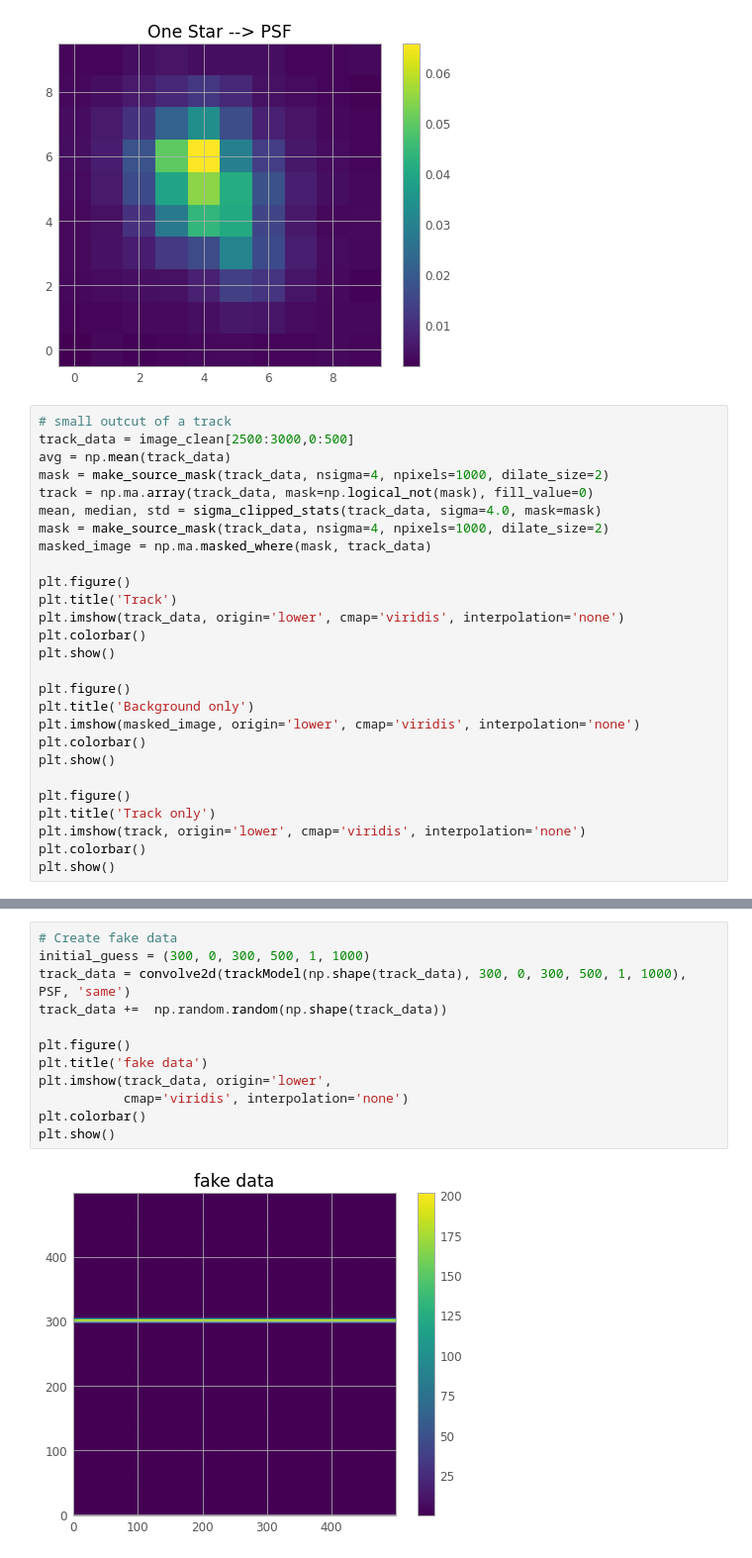
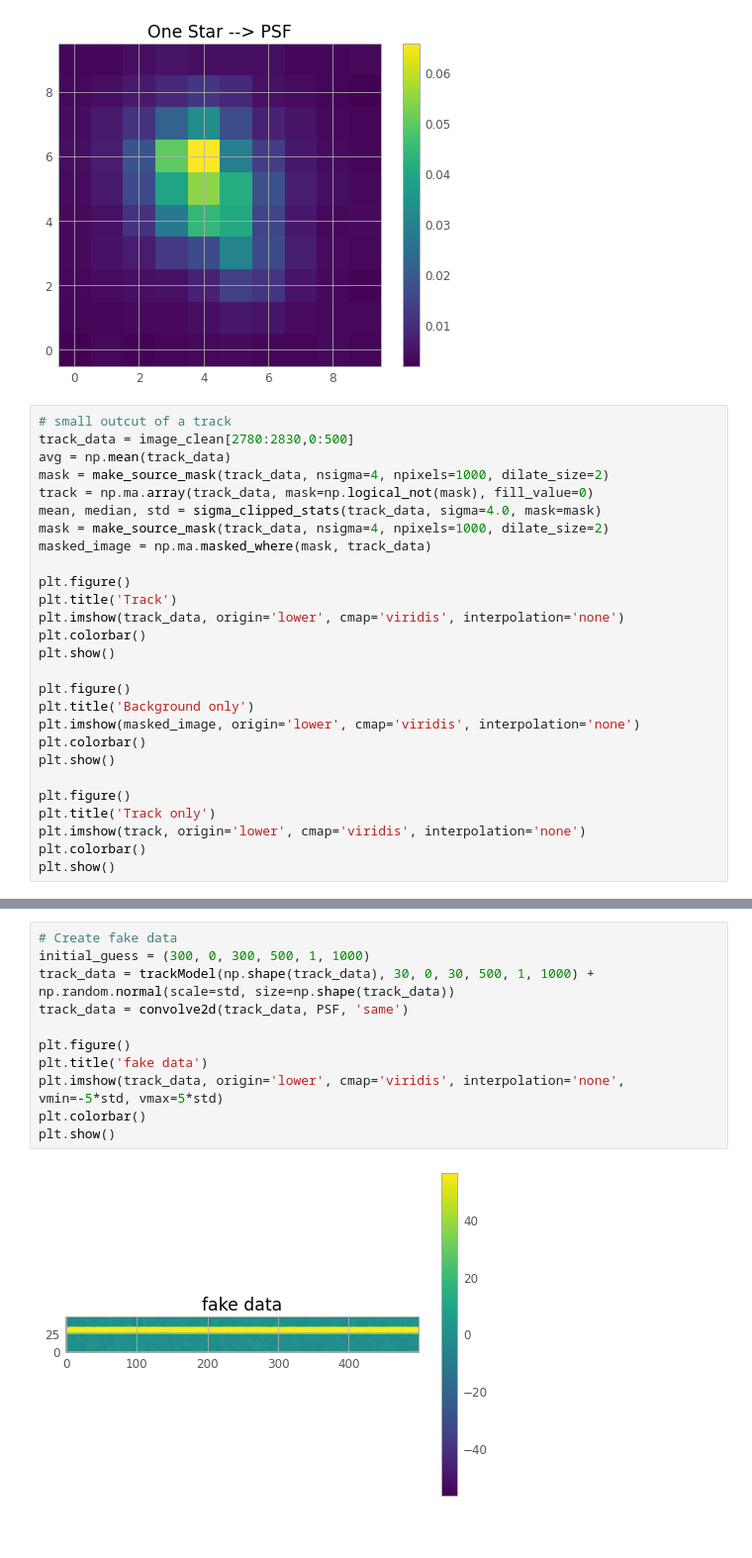
Before and after one commit to SSAEPFL/PSF, a Jupyter notebook: test-track-fitting.ipynb, the cells around one changed output, grey strips where cells are left out. Shown at 99% size. Cells and saved outputs as stored; diff of their text form; blank space fills up the shorter version.

Commit message:
smaller model, faster fitting

```diff
--- a/test-track-fitting.ipynb
+++ b/test-track-fitting.ipynb
@@ -41,7 +41,7 @@ plt.show()
 [figure]
 # %%
 # small outcut of a track
-track_data = image_clean[2500:3000,0:500]
+track_data = image_clean[2780:2830,0:500]
 avg = np.mean(track_data)
 mask = make_source_mask(track_data, nsigma=4, npixels=1000, dilate_size=2)
 track = np.ma.array(track_data, mask=np.logical_not(mask), fill_value=0)
@@ -73,16 +73,15 @@ plt.show()
 # %%
 # Create fake data
 initial_guess = (300, 0, 300, 500, 1, 1000)
-track_data = convolve2d(trackModel(np.shape(track_data), 300, 0, 300, 500, 1, 1000), PSF, 'same')
-track_data +=  np.random.random(np.shape(track_data))
+track_data = trackModel(np.shape(track_data), 30, 0, 30, 500, 1, 1000) + np.random.normal(scale=std, size=np.shape(track_data))
+track_data = convolve2d(track_data, PSF, 'same')
 
 plt.figure()
 plt.title('fake data')
-plt.imshow(track_data, origin='lower',
-           cmap='viridis', interpolation='none')
+plt.imshow(track_data, origin='lower', cmap='viridis', interpolation='none', vmin=-5*std, vmax=5*std)
 plt.colorbar()
 plt.show()
 # %% [output]
-[figure, old version]
+[figure, new version]
 # %%
 # Convolution of model and PSF to get what we would measure
```
Also changed, not shown: parts of 8 cells of this notebook, 1 other file.
